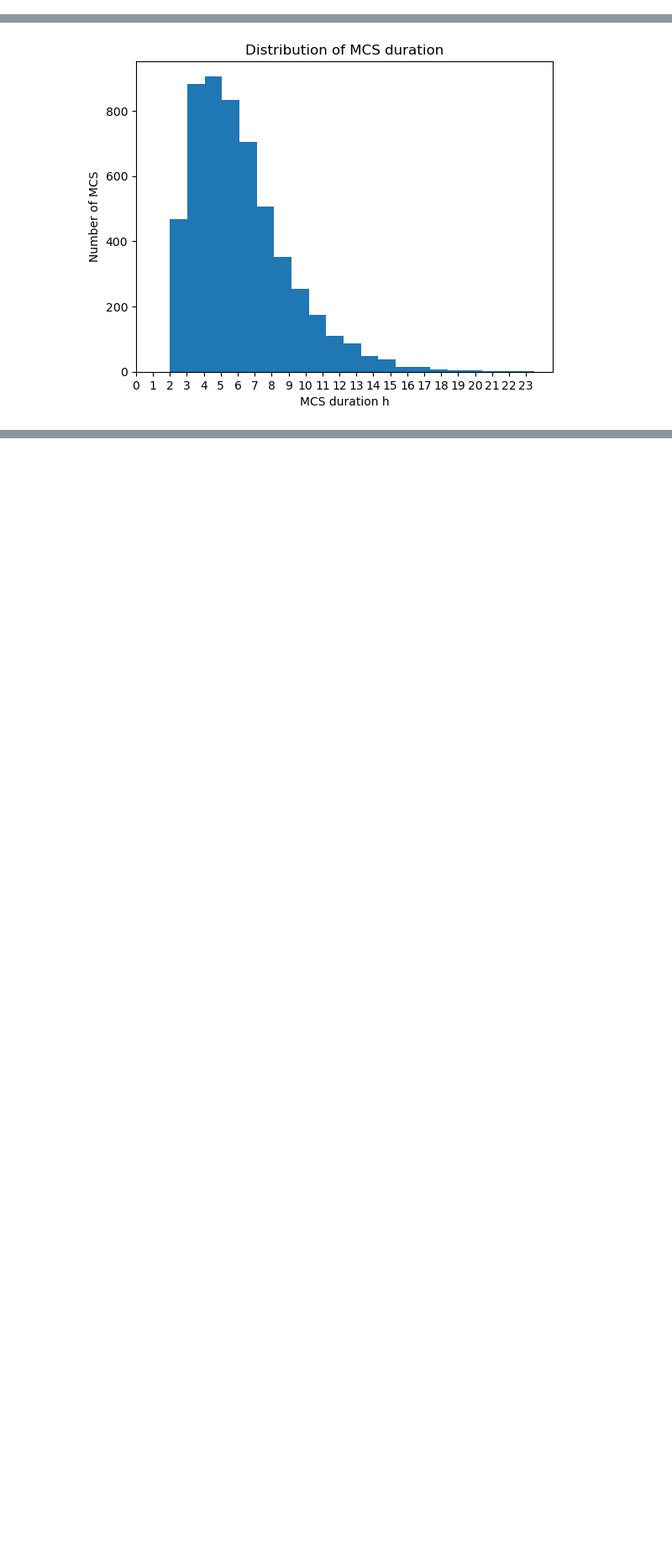
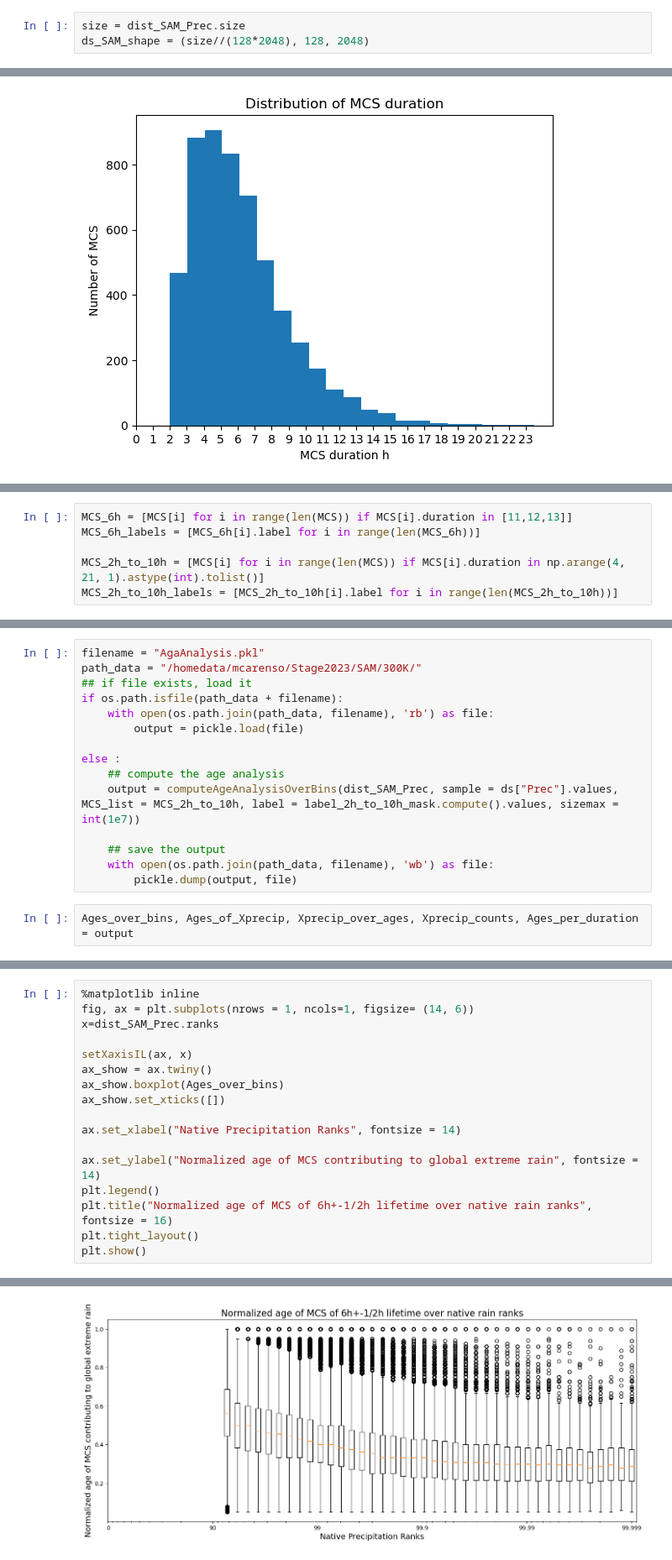
Before and after one commit to bfildier/stage-2023-multiscale-extremes, a Jupyter notebook: scripts/MCS_Age_over_XNatPrecip.ipynb, the cells around one changed output, grey strips where cells are left out. Shown at 84% size. Cells and saved outputs as stored; diff of their text form; blank space fills up the shorter version.

```diff
--- a/scripts/MCS_Age_over_XNatPrecip.ipynb
+++ b/scripts/MCS_Age_over_XNatPrecip.ipynb
@@ -66 +68,4 @@ else:
+# %%
+size = dist_SAM_Prec.size
+ds_SAM_shape = (size//(128*2048), 128, 2048)
 # %% [markdown]
@@ -172,0 +102,6 @@ No artists with labels found to put in legend.  Note that artists whose label st
+# %%
+MCS_6h = [MCS[i] for i in range(len(MCS)) if MCS[i].duration in [11,12,13]]
+MCS_6h_labels = [MCS_6h[i].label for i in range(len(MCS_6h))]
+
+MCS_2h_to_10h = [MCS[i] for i in range(len(MCS)) if MCS[i].duration in np.arange(4, 21, 1).astype(int).tolist()]
+MCS_2h_to_10h_labels = [MCS_2h_to_10h[i].label for i in range(len(MCS_2h_to_10h))]
@@ -172,0 +352,17 @@ No artists with labels found to put in legend.  Note that artists whose label st
+# %%
+filename = "AgaAnalysis.pkl"
+path_data = "/homedata/mcarenso/Stage2023/SAM/300K/"
+## if file exists, load it
+if os.path.isfile(path_data + filename):
+    with open(os.path.join(path_data, filename), 'rb') as file:
+        output = pickle.load(file)
+
+else :
+    ## compute the age analysis
+    output = computeAgeAnalysisOverBins(dist_SAM_Prec, sample = ds["Prec"].values, MCS_list = MCS_2h_to_10h, label = label_2h_to_10h_mask.compute().values, sizemax = int(1e7))
+
+    ## save the output
+    with open(os.path.join(path_data, filename), 'wb') as file:
+        pickle.dump(output, file)
+# %%
+Ages_over_bins, Ages_of_Xprecip, Xprecip_over_ages, Xprecip_counts, Ages_per_duration = output
@@ -172,0 +450,18 @@ No artists with labels found to put in legend.  Note that artists whose label st
+# %%
+%matplotlib inline
+fig, ax = plt.subplots(nrows = 1, ncols=1, figsize= (14, 6))
+x=dist_SAM_Prec.ranks
+
+setXaxisIL(ax, x)
+ax_show = ax.twiny()
+ax_show.boxplot(Ages_over_bins)
+ax_show.set_xticks([])
+
+ax.set_xlabel("Native Precipitation Ranks", fontsize = 14)
+
+ax.set_ylabel("Normalized age of MCS contributing to global extreme rain", fontsize = 14)
+plt.legend()
+plt.title("Normalized age of MCS of 6h+-1/2h lifetime over native rain ranks", fontsize = 16)
+plt.tight_layout()
+plt.show()
+# %% [output]
@@ -172,0 +469 @@ No artists with labels found to put in legend.  Note that artists whose label st
+[figure, added]
```
Also changed, not shown: parts of 52 cells of this notebook, 20 other files.
